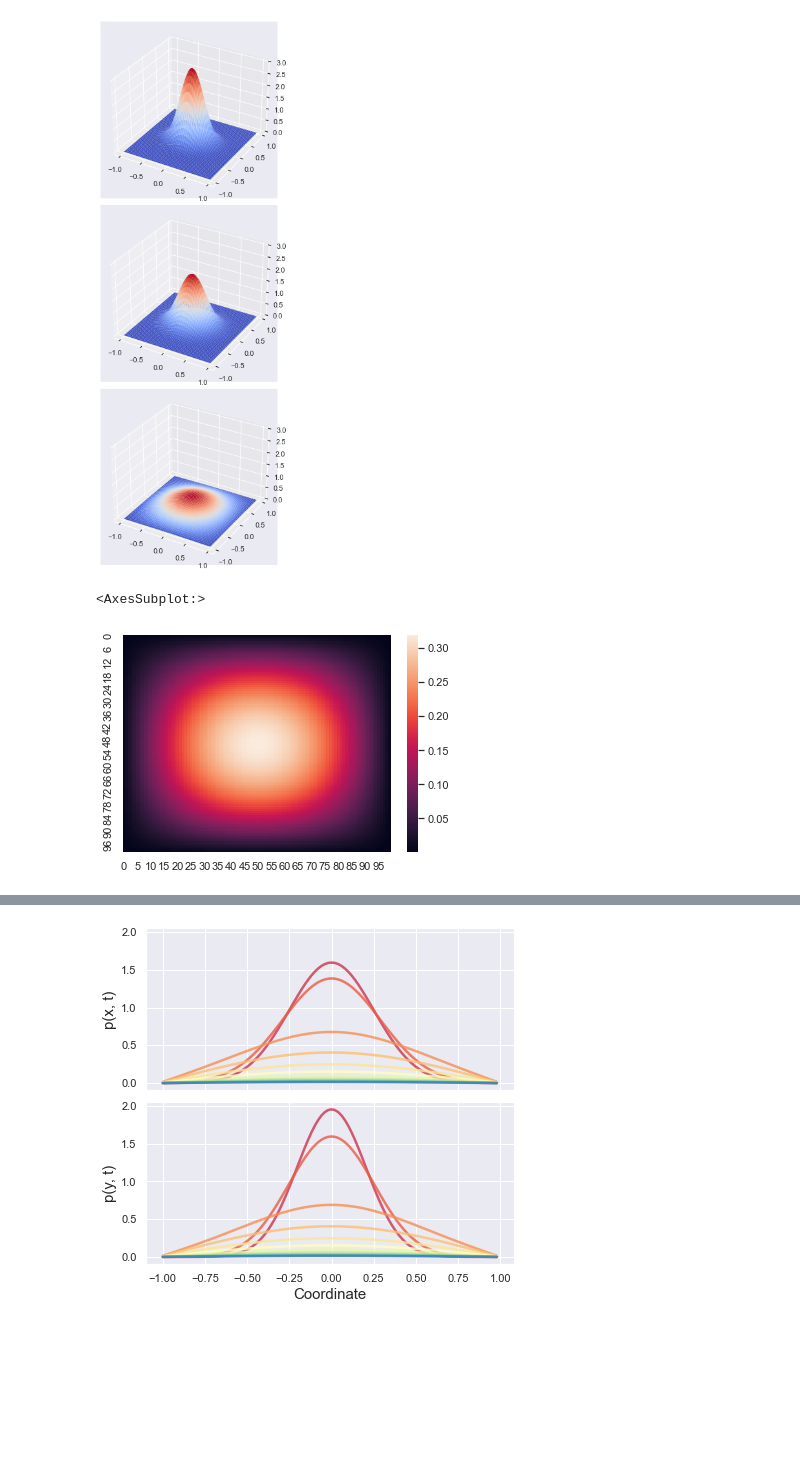
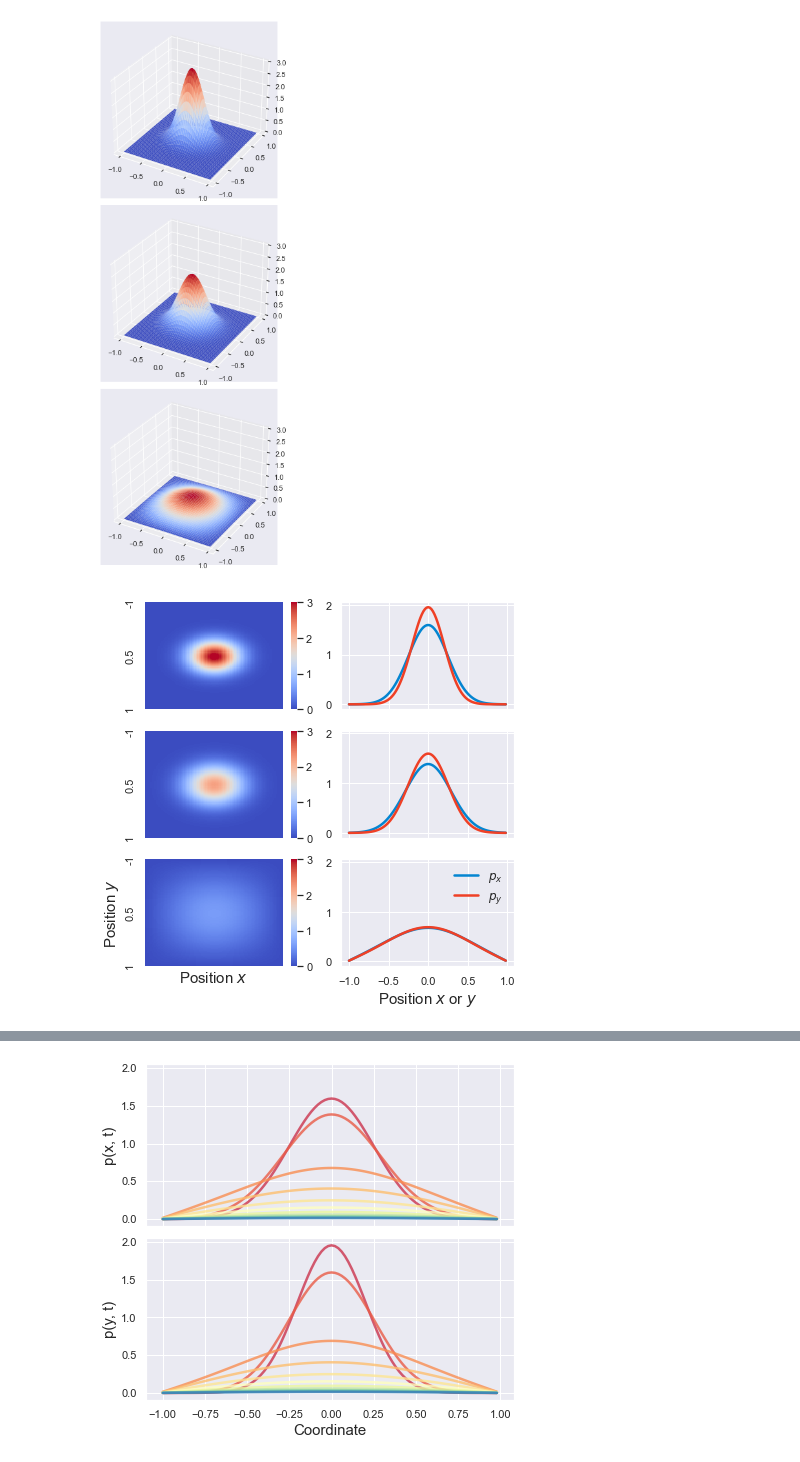
Before and after one commit to StevenJLarge/FokkerPlanck, a Jupyter notebook: notebooks/09-slarge-2d-integration-pt2.ipynb, the cells around one changed output, grey strips where cells are left out. Drawn from its saved outputs; the diff is of its cells as text; code cells hidden in the pictures; blank space fills up the shorter version.

Commit message:
progress on 2D integrator

```diff
--- a/notebooks/09-slarge-2d-integration-pt2.ipynb
+++ b/notebooks/09-slarge-2d-integration-pt2.ipynb
@@ -142,6 +142,8 @@ x_array = np.arange(-1, 1, dx)
 y_array = np.arange(-1, 1, dy)
 
 fpe_2d_open = FPE_integrator_2D(D, dt, dx, dx, x_array, y_array, boundaryCond='open')
+# %%
+fpe_2d_peri = FPE_integrator_2D(D, dt, dx, dx, x_array, y_array, boundaryCond='periodic')
 # %%
 # Now to  initialize the probability
 var_x = 1. / 16
@@ -200,17 +202,21 @@ plt.show()
 # Finally, we can use this to initialize the probability vector in the integrator
 
 fpe_2d_open.prob = prob_init
+fpe_2d_peri.prob = prob_init
 # %%
 # And then we can integrate the dynamics
 time_tracker = [0]
 prob_tracker = [prob_init]
+prob_tracker_peri = [prob_init]
 force_params = ()
 force_function = (lambda x: 0)
 for t in range(100):
     # fpe_2d_open.integrate_step(force_params, force_function, force_function)
     fpe_2d_open.diffusionUpdate()
+    fpe_2d_peri.diffusionUpdate()
     if t % 10 == 0:
         time_tracker.append(t * dt)
+        prob_tracker_peri.append(fpe_2d_peri.prob.copy())
         prob_tracker.append(fpe_2d_open.prob.copy())
 # %%
 # Now, we also need a way to convert the flattened array back into a matrix
@@ -257,12 +264,6 @@ plt.tight_layout()
 plt.show()
 # %% [output]
 [figure]
-# %%
-# So, it looks like things are progressing correctly
-sns.heatmap(prob_tracker_2d[3])
-# %% [output]
-<AxesSubplot:>
-[figure, removed]
 # %%
 # We should also be able to track probability evolution independently in the x
 # and y dimensions, and both should show expected diffusion dynamics
@@ -270,0 +275,35 @@ prob_x_tracker = [prob.sum(axis=0) * dy for prob in prob_tracker_2d]
+# %%
+from pathlib import Path
+proj_dir = Path().resolve().parents[0]
+plot_dir = proj_dir / "figures" / "reports"
+
+fig, ax = plt.subplots(3, 2, figsize=(6, 6), sharex='col', sharey='col')
+
+sns.heatmap(prob_tracker_2d[0], cmap=cm.coolwarm, ax=ax[0, 0], vmax=3, vmin=0)
+sns.heatmap(prob_tracker_2d[1], cmap=cm.coolwarm, ax=ax[1, 0], vmax=3, vmin=0)
+sns.heatmap(prob_tracker_2d[2], cmap=cm.coolwarm, ax=ax[2, 0], vmax=3, vmin=0)
+
+ax[0, 1].plot(x_array, prob_x_tracker[0], color=sns.xkcd_rgb["cerulean"], linewidth=2.5)
+ax[0, 1].plot(x_array, prob_y_tracker[0], color=sns.xkcd_rgb['tomato'], linewidth=2.5)
+
+ax[1, 1].plot(x_array, prob_x_tracker[1], color=sns.xkcd_rgb["cerulean"], linewidth=2.5)
+ax[1, 1].plot(x_array, prob_y_tracker[1], color=sns.xkcd_rgb['tomato'], linewidth=2.5)
+
+ax[2, 1].plot(x_array, prob_x_tracker[2], color=sns.xkcd_rgb["cerulean"], linewidth=2.5, label=r"$p_x$")
+ax[2, 1].plot(x_array, prob_y_tracker[2], color=sns.xkcd_rgb['tomato'], linewidth=2.5, label=r"$p_y$")
+
+ax[2, 1].legend(fontsize=12, frameon=False)
+
+ax[0, 0].set_yticks([0, 50, 99])
+ax[0, 0].set_xticks([])
+ax[0, 0].set_yticklabels([-1, 0.5, 1])
+
+ax[2, 0].set_xlabel(r"Position $x$", fontsize=15)
+ax[2, 0].set_ylabel(r"Position $y$", fontsize=15)
+ax[2, 1].set_xlabel(r"Position $x$ or $y$", fontsize=15)
+
+plt.tight_layout()
+plt.savefig(plot_dir / "2d_evolution_open.pdf")
+plt.show()
+# %% [output]
+[figure, added]
```
Also changed, not shown: parts of 3 cells of this notebook, 2 other files.
